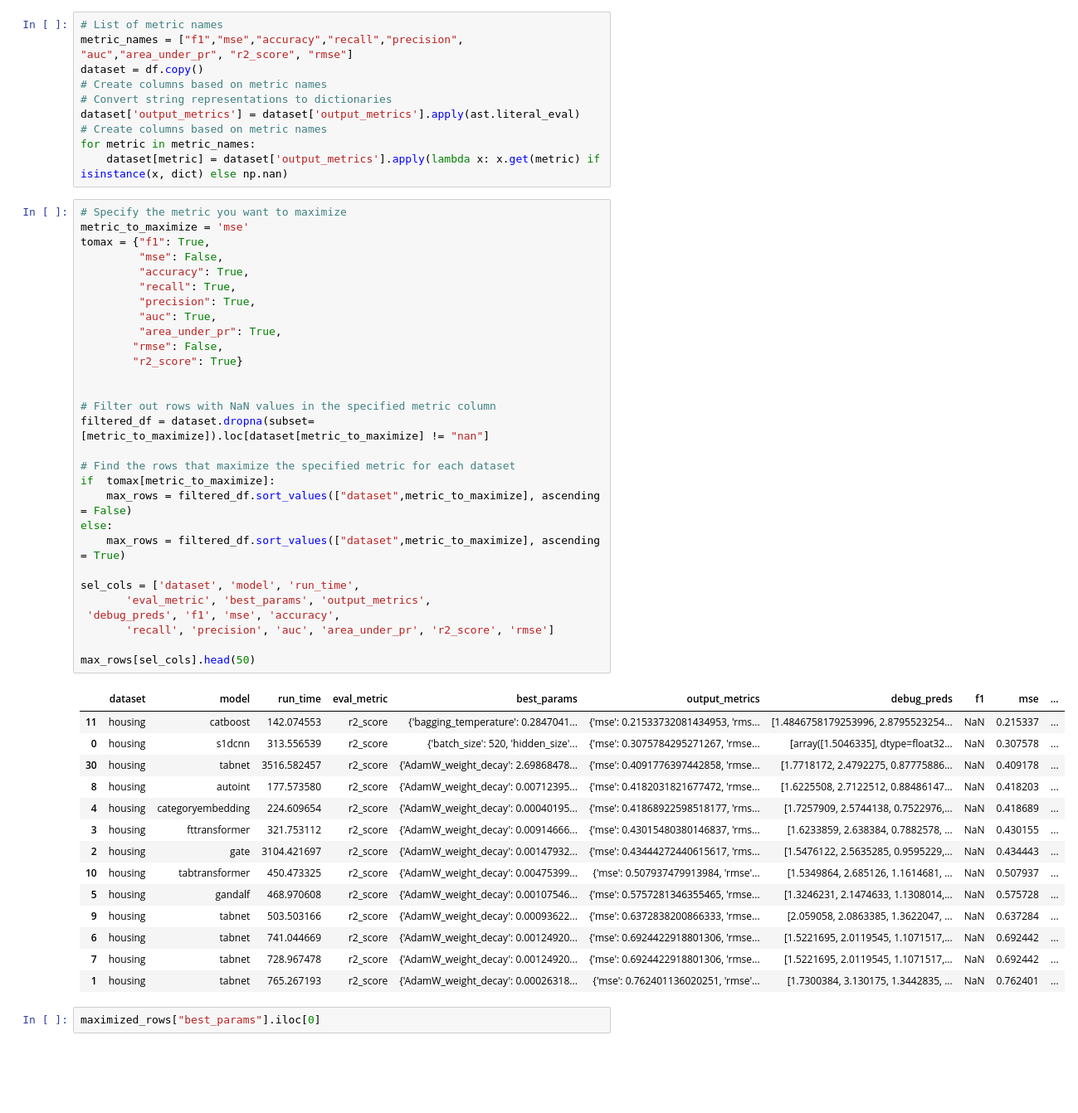
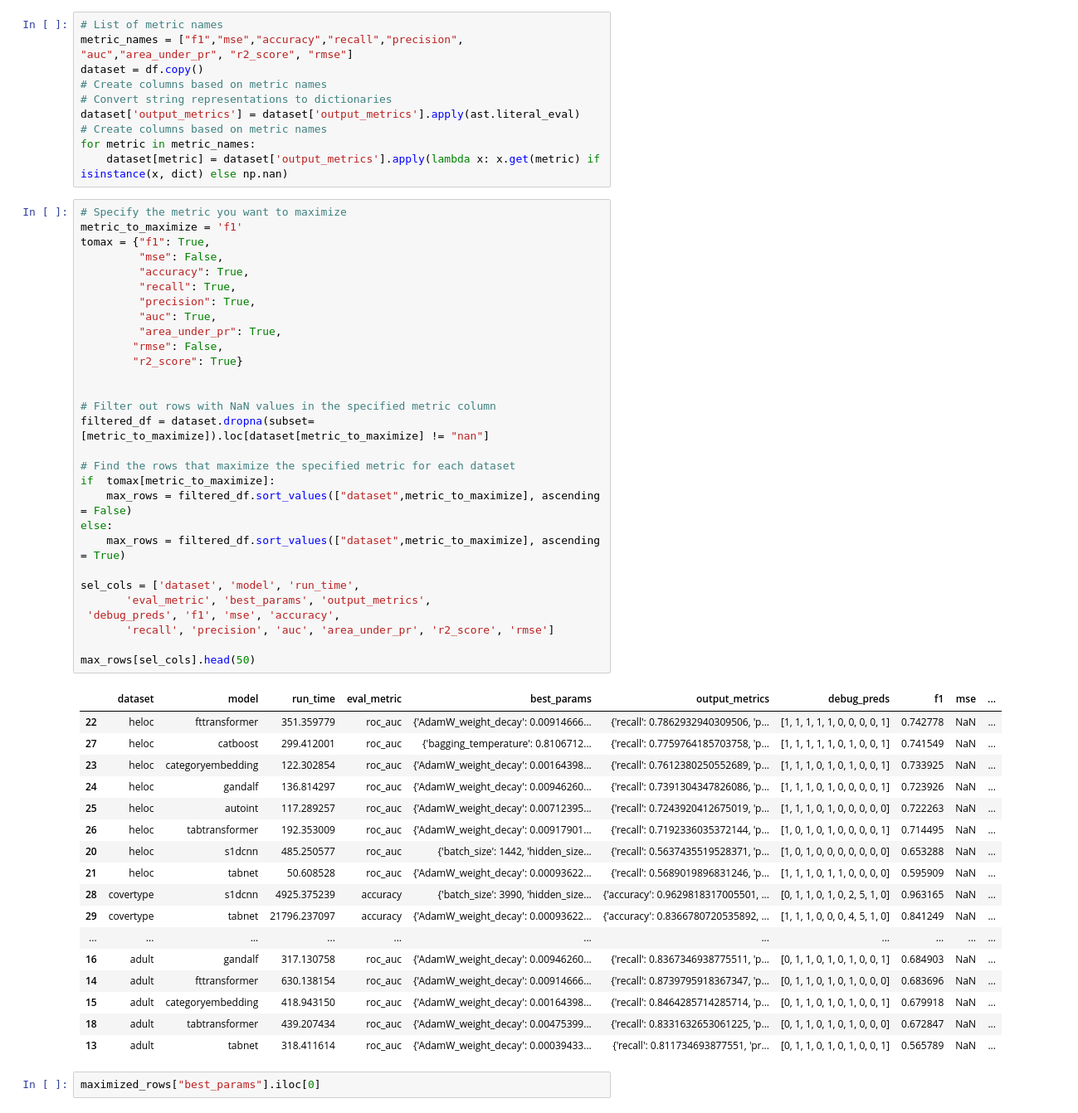
Before and after one commit to mdicio/AutoDeep, a Jupyter notebook: notebooks/ExplorationBook.ipynb, the cells around one changed output. Shown at 83% size. Drawn from its saved outputs; the diff is of its cells as text; blank space fills up the shorter version.

```diff
--- a/notebooks/ExplorationBook.ipynb
+++ b/notebooks/ExplorationBook.ipynb
@@ -17,48 +17,51 @@ for metric in metric_names:
     dataset[metric] = dataset['output_metrics'].apply(lambda x: x.get(metric) if isinstance(x, dict) else np.nan)
 # %%
 # Specify the metric you want to maximize
-metric_to_maximize = 'mse'
+metric_to_maximize = 'f1'
 tomax = {"f1": True,
          "mse": False,
          "accuracy": True,
          "recall": True,
          "precision": True,
          "auc": True,
          "area_under_pr": True,
         "rmse": False,
         "r2_score": True}
 
 
 # Filter out rows with NaN values in the specified metric column
 filtered_df = dataset.dropna(subset=[metric_to_maximize]).loc[dataset[metric_to_maximize] != "nan"]
 
 # Find the rows that maximize the specified metric for each dataset
 if  tomax[metric_to_maximize]:
     max_rows = filtered_df.sort_values(["dataset",metric_to_maximize], ascending = False)
 else:
     max_rows = filtered_df.sort_values(["dataset",metric_to_maximize], ascending = True)
 
 sel_cols = ['dataset', 'model', 'run_time',
        'eval_metric', 'best_params', 'output_metrics',
  'debug_preds', 'f1', 'mse', 'accuracy',
        'recall', 'precision', 'auc', 'area_under_pr', 'r2_score', 'rmse']
 
 max_rows[sel_cols].head(50)
 # %% [output]
 |  | dataset | model | run_time | eval_metric | best_params | output_metrics | debug_preds | f1 | mse | ... |
-| 11 | housing | catboost | 142.074553 | r2_score | {'bagging_temperature': 0.2847041... | {'mse': 0.21533732081434953, 'rms... | [1.4846758179253996, 2.8795523254... | NaN | 0.215337 | ... |
-| 0 | housing | s1dcnn | 313.556539 | r2_score | {'batch_size': 520, 'hidden_size'... | {'mse': 0.3075784295271267, 'rmse... | [array([1.5046335], dtype=float32... | NaN | 0.307578 | ... |
-| 30 | housing | tabnet | 3516.582457 | r2_score | {'AdamW_weight_decay': 2.69868478... | {'mse': 0.4091776397442858, 'rmse... | [1.7718172, 2.4792275, 0.87775886... | NaN | 0.409178 | ... |
-| 8 | housing | autoint | 177.573580 | r2_score | {'AdamW_weight_decay': 0.00712395... | {'mse': 0.4182031821677472, 'rmse... | [1.6225508, 2.7122512, 0.88486147... | NaN | 0.418203 | ... |
-| 4 | housing | categoryembedding | 224.609654 | r2_score | {'AdamW_weight_decay': 0.00040195... | {'mse': 0.41868922598518177, 'rms... | [1.7257909, 2.5744138, 0.7522976,... | NaN | 0.418689 | ... |
-| 3 | housing | fttransformer | 321.753112 | r2_score | {'AdamW_weight_decay': 0.00914666... | {'mse': 0.43015480380146837, 'rms... | [1.6233859, 2.638384, 0.7882578, ... | NaN | 0.430155 | ... |
-| 2 | housing | gate | 3104.421697 | r2_score | {'AdamW_weight_decay': 0.00147932... | {'mse': 0.43444272440615617, 'rms... | [1.5476122, 2.5635285, 0.9595229,... | NaN | 0.434443 | ... |
-| 10 | housing | tabtransformer | 450.473325 | r2_score | {'AdamW_weight_decay': 0.00475399... | {'mse': 0.507937479913984, 'rmse'... | [1.5349864, 2.685126, 1.1614681, ... | NaN | 0.507937 | ... |
-| 5 | housing | gandalf | 468.970608 | r2_score | {'AdamW_weight_decay': 0.00107546... | {'mse': 0.5757281346355465, 'rmse... | [1.3246231, 2.1474633, 1.1308014,... | NaN | 0.575728 | ... |
-| 9 | housing | tabnet | 503.503166 | r2_score | {'AdamW_weight_decay': 0.00093622... | {'mse': 0.6372838200866333, 'rmse... | [2.059058, 2.0863385, 1.3622047, ... | NaN | 0.637284 | ... |
-| 6 | housing | tabnet | 741.044669 | r2_score | {'AdamW_weight_decay': 0.00124920... | {'mse': 0.6924422918801306, 'rmse... | [1.5221695, 2.0119545, 1.1071517,... | NaN | 0.692442 | ... |
-| 7 | housing | tabnet | 728.967478 | r2_score | {'AdamW_weight_decay': 0.00124920... | {'mse': 0.6924422918801306, 'rmse... | [1.5221695, 2.0119545, 1.1071517,... | NaN | 0.692442 | ... |
-| 1 | housing | tabnet | 765.267193 | r2_score | {'AdamW_weight_decay': 0.00026318... | {'mse': 0.762401136020251, 'rmse'... | [1.7300384, 3.130175, 1.3442835, ... | NaN | 0.762401 | ... |
+| 22 | heloc | fttransformer | 351.359779 | roc_auc | {'AdamW_weight_decay': 0.00914666... | {'recall': 0.7862932940309506, 'p... | [1, 1, 1, 1, 1, 0, 0, 0, 0, 1] | 0.742778 | NaN | ... |
+| 27 | heloc | catboost | 299.412001 | roc_auc | {'bagging_temperature': 0.8106712... | {'recall': 0.7759764185703758, 'p... | [1, 1, 1, 1, 1, 0, 1, 0, 0, 1] | 0.741549 | NaN | ... |
+| 23 | heloc | categoryembedding | 122.302854 | roc_auc | {'AdamW_weight_decay': 0.00164398... | {'recall': 0.7612380250552689, 'p... | [1, 1, 1, 0, 1, 0, 1, 0, 0, 1] | 0.733925 | NaN | ... |
+| 24 | heloc | gandalf | 136.814297 | roc_auc | {'AdamW_weight_decay': 0.00946260... | {'recall': 0.7391304347826086, 'p... | [1, 1, 1, 0, 1, 0, 0, 0, 0, 1] | 0.723926 | NaN | ... |
+| 25 | heloc | autoint | 117.289257 | roc_auc | {'AdamW_weight_decay': 0.00712395... | {'recall': 0.7243920412675019, 'p... | [1, 1, 1, 0, 1, 0, 0, 0, 0, 0] | 0.722263 | NaN | ... |
+| 26 | heloc | tabtransformer | 192.353009 | roc_auc | {'AdamW_weight_decay': 0.00917901... | {'recall': 0.7192336035372144, 'p... | [1, 0, 1, 0, 1, 0, 0, 0, 0, 1] | 0.714495 | NaN | ... |
+| 20 | heloc | s1dcnn | 485.250577 | roc_auc | {'batch_size': 1442, 'hidden_size... | {'recall': 0.5637435519528371, 'p... | [1, 0, 1, 0, 0, 0, 0, 0, 0, 0] | 0.653288 | NaN | ... |
+| 21 | heloc | tabnet | 50.608528 | roc_auc | {'AdamW_weight_decay': 0.00093622... | {'recall': 0.5689019896831246, 'p... | [1, 1, 1, 0, 1, 1, 0, 0, 0, 0] | 0.595909 | NaN | ... |
+| 28 | covertype | s1dcnn | 4925.375239 | accuracy | {'batch_size': 3990, 'hidden_size... | {'accuracy': 0.9629818317005501, ... | [0, 1, 1, 0, 1, 0, 2, 5, 1, 0] | 0.963165 | NaN | ... |
+| 29 | covertype | tabnet | 21796.237097 | accuracy | {'AdamW_weight_decay': 0.00093622... | {'accuracy': 0.8366780720535892, ... | [1, 1, 1, 0, 0, 0, 4, 5, 1, 0] | 0.841249 | NaN | ... |
+| ... | ... | ... | ... | ... | ... | ... | ... | ... | ... | ... |
+| 16 | adult | gandalf | 317.130758 | roc_auc | {'AdamW_weight_decay': 0.00946260... | {'recall': 0.8367346938775511, 'p... | [0, 1, 1, 0, 1, 0, 1, 0, 0, 1] | 0.684903 | NaN | ... |
+| 14 | adult | fttransformer | 630.138154 | roc_auc | {'AdamW_weight_decay': 0.00914666... | {'recall': 0.8739795918367347, 'p... | [0, 1, 1, 0, 1, 0, 1, 0, 0, 0] | 0.683696 | NaN | ... |
+| 15 | adult | categoryembedding | 418.943150 | roc_auc | {'AdamW_weight_decay': 0.00164398... | {'recall': 0.8464285714285714, 'p... | [0, 1, 1, 0, 1, 0, 1, 0, 0, 1] | 0.679918 | NaN | ... |
+| 18 | adult | tabtransformer | 439.207434 | roc_auc | {'AdamW_weight_decay': 0.00475399... | {'recall': 0.8331632653061225, 'p... | [0, 1, 1, 0, 1, 0, 1, 0, 0, 0] | 0.672847 | NaN | ... |
+| 13 | adult | tabnet | 318.411614 | roc_auc | {'AdamW_weight_decay': 0.00039433... | {'recall': 0.811734693877551, 'pr... | [0, 1, 1, 0, 1, 0, 1, 0, 0, 1] | 0.565789 | NaN | ... |
 # %%
 maximized_rows["best_params"].iloc[0]
 # %% [output]
```
Also changed, not shown: 14 other files.
